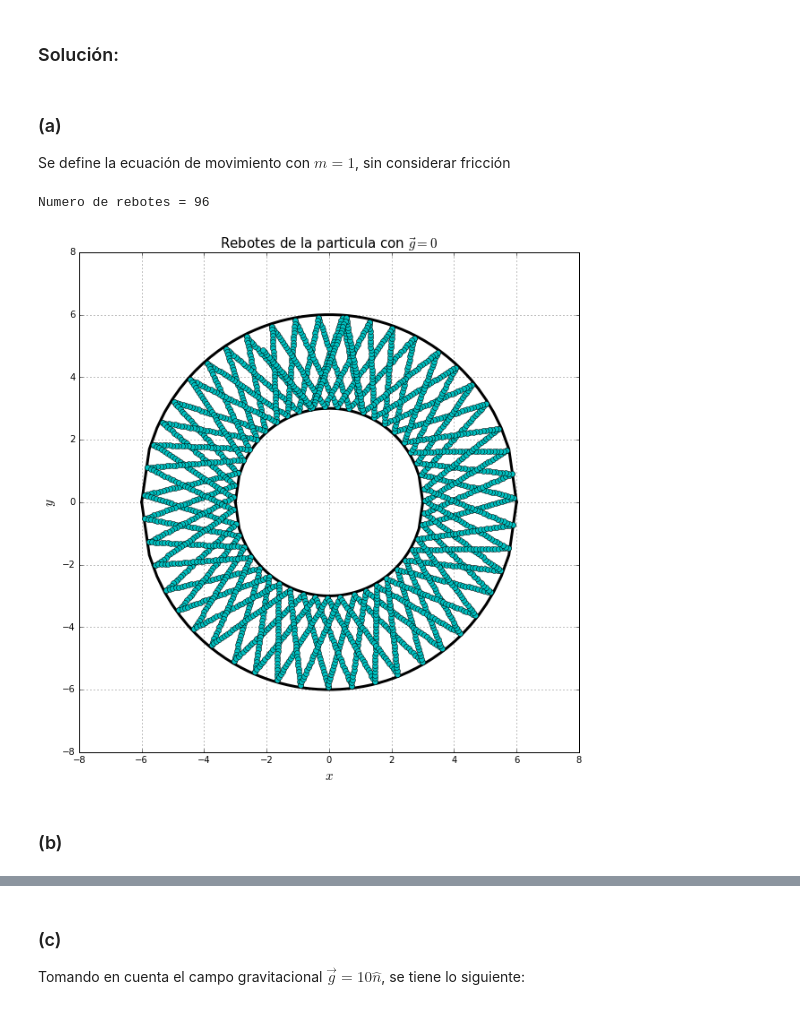
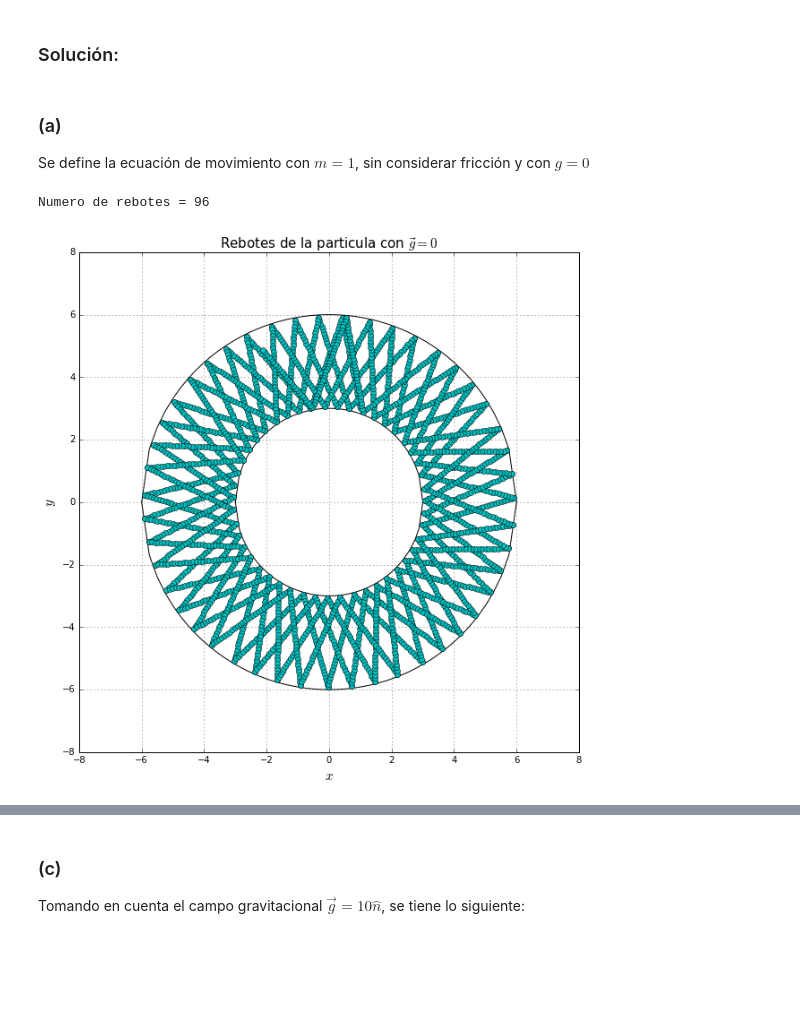
Before and after one commit to iselplabo93/Examenes, a Jupyter notebook: Examen1.ipynb, the cells around one changed output, grey strips where cells are left out. Saved outputs shown, nothing was run; the diff lists cells and outputs as text; code cells hidden in the pictures; blank space fills up the shorter version.

```diff
--- a/Examen1.ipynb
+++ b/Examen1.ipynb
@@ -498,7 +498,7 @@ Realice una animación para alguna trayectoria del problema en el inciso $(3c)$
 ### Solución:
 # %% [markdown]
 ### (a)
-Se define la ecuación de movimiento con $m=1$, sin considerar fricción
+Se define la ecuación de movimiento con $m=1$, sin considerar fricción y con $g=0$
 # %%
 def mov_part(r_v,t,g=0,m=1):
     dx=r_v[2]
@@ -593,25 +593,20 @@ def caja_circ(x,y,vx,vy,N,g,a,b): # (x,y,vx,vy) posicion y velocidad inicial de
 # %%
 #Se grafican las trayectorias de los rebotes dados por la particula en caja circular
 #de tal manera que la gravedad es nula
-fig=figure(figsize=(10,10))
+figure(figsize=(10,10))
 xlim([-8,8]),ylim([-8,8])
 a=3 #radio de la circunferencia interior
 b=2*a #radio de la circunferencia exterior
 sol=caja_circ(1,3,-2,10,3000,0,a,b) #condiciones iniciales arbitrarias para caja circular
 #Se grafica la caja circular
 x,y,u,v=linspace(-b,b),linspace(-b,b),linspace(-a,a),linspace(-a,a)
-plot(x,sqrt(-x**2+b**2),'black',linewidth=3)
-plot(y,-sqrt(-y**2+b**2),'black',linewidth=3)
-plot(u,sqrt(-u**2+a**2),'black',linewidth=3)
-plot(v,-sqrt(-v**2+a**2),'black',linewidth=3)
-plot(sol[0],sol[1],'-o',color='c') #grafica los puntos de la trayectoria
+plot(x,sqrt(-x**2+b**2),'black'),plot(y,-sqrt(-y**2+b**2),'black'),plot(u,sqrt(-u**2+a**2),'black'),plot(v,-sqrt(-v**2+a**2),'black')
+plot(sol[0],sol[1],'o',color='c') #grafica los puntos de la trayectoria
 xlabel('$x$',fontsize=15)
 ylabel('$y$',fontsize=15)
 grid(True)
 title('Rebotes de la particula con $\\vec{g}=0$',fontsize=15)
 show()
 # %% [output]
 Numero de rebotes = 96
-[figure, old version]
+[figure, new version]
-# %% [markdown]
-### (b)
```
Also changed, not shown: parts of 6 cells of this notebook.
